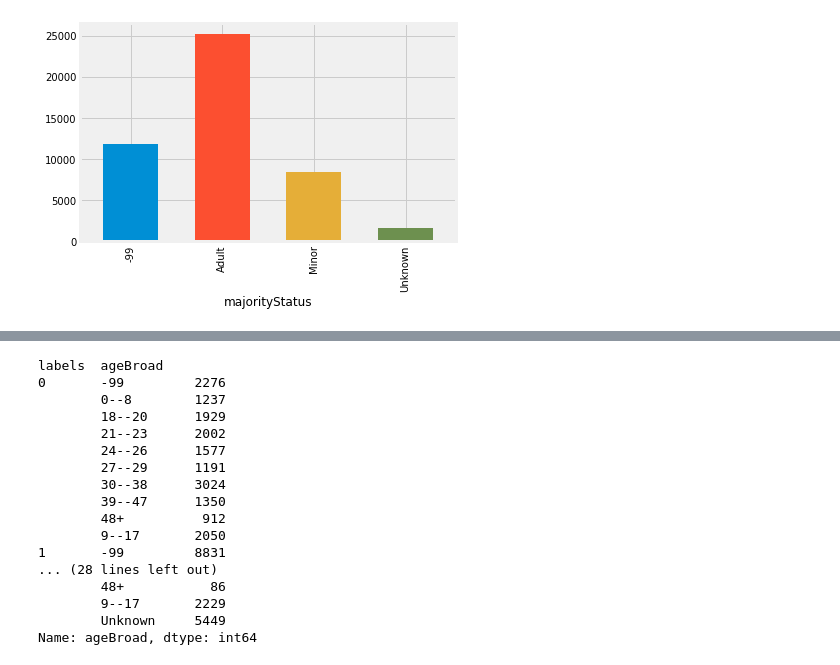
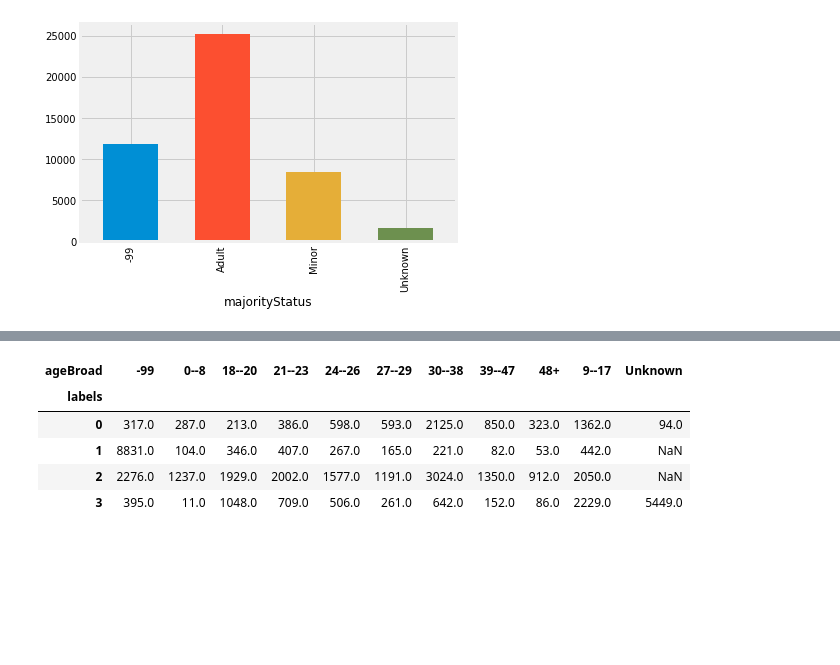
Before and after one commit to Prapakarn/DS-SF-42, a Jupyter notebook: Prapakarn/Data_Cleaning.ipynb, the cells around one changed output, grey strips where cells are left out. Saved outputs shown, nothing was run; the diff lists cells and outputs as text; code cells hidden in the pictures; blank space fills up the shorter version.

```diff
--- a/Prapakarn/Data_Cleaning.ipynb
+++ b/Prapakarn/Data_Cleaning.ipynb
@@ -601,26 +601,14 @@ Cgender.unstack().plot(kind='bar')
 # %%
 Cage = Orig_Global.groupby(['labels','ageBroad'])['ageBroad'].count()
 
-Cage
-#Cage.unstack()
+Cage.unstack()
 # %% [output]
-labels  ageBroad
-0       -99         2276
-        0--8        1237
-        18--20      1929
-        21--23      2002
-        24--26      1577
-        27--29      1191
-        30--38      3024
-        39--47      1350
-        48+          912
-        9--17       2050
-1       -99         8831
-... (28 lines left out)
-        48+           86
-        9--17       2229
-        Unknown     5449
-Name: ageBroad, dtype: int64
+| ageBroad | -99 | 0--8 | 18--20 | 21--23 | 24--26 | 27--29 | 30--38 | 39--47 | 48+ | 9--17 | Unknown |
+| labels |  |  |  |  |  |  |  |  |  |  |  |
+| 0 | 317.0 | 287.0 | 213.0 | 386.0 | 598.0 | 593.0 | 2125.0 | 850.0 | 323.0 | 1362.0 | 94.0 |
+| 1 | 8831.0 | 104.0 | 346.0 | 407.0 | 267.0 | 165.0 | 221.0 | 82.0 | 53.0 | 442.0 | NaN |
+| 2 | 2276.0 | 1237.0 | 1929.0 | 2002.0 | 1577.0 | 1191.0 | 3024.0 | 1350.0 | 912.0 | 2050.0 | NaN |
+| 3 | 395.0 | 11.0 | 1048.0 | 709.0 | 506.0 | 261.0 | 642.0 | 152.0 | 86.0 | 2229.0 | 5449.0 |
 # %%
 Cage.unstack().plot(kind='bar')
 # %% [output]
```
Also changed, not shown: parts of 33 cells of this notebook.
